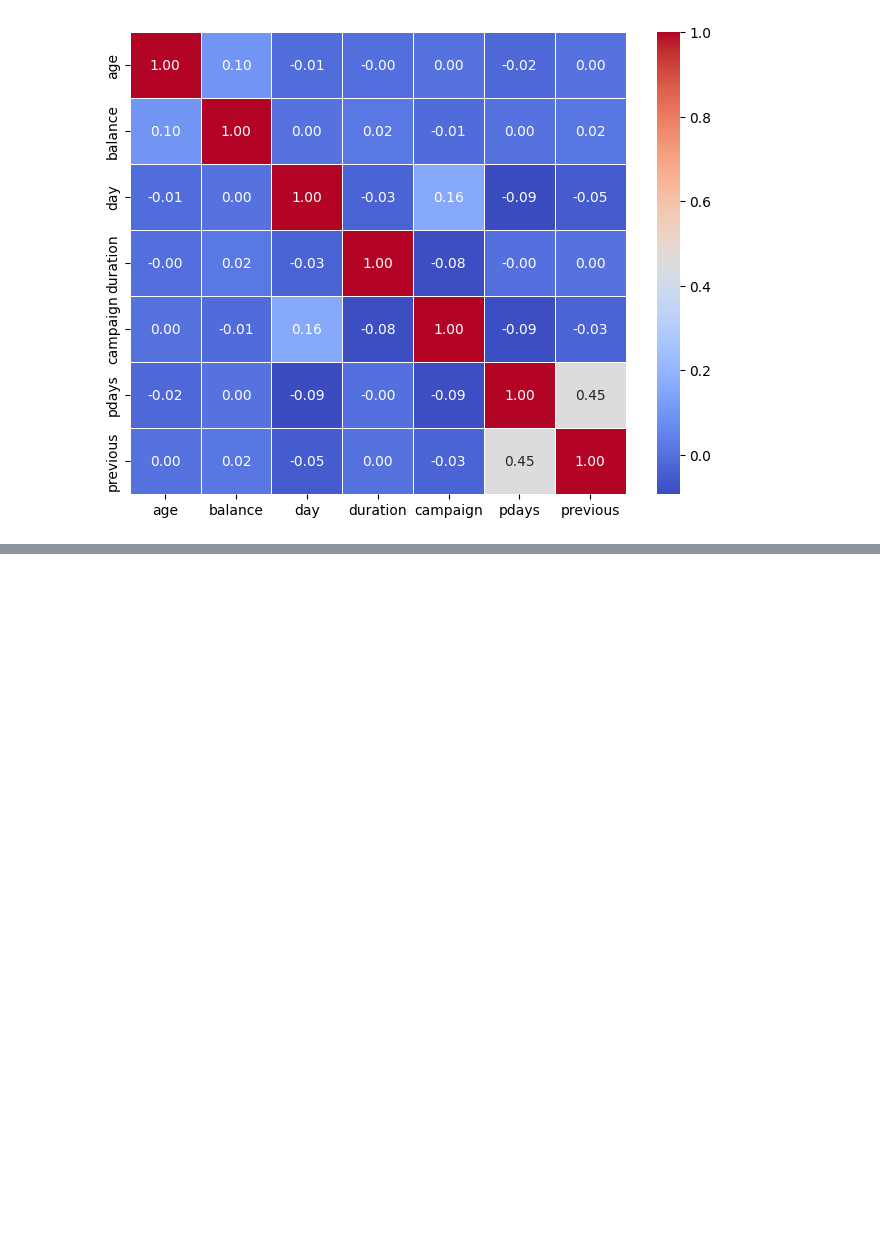
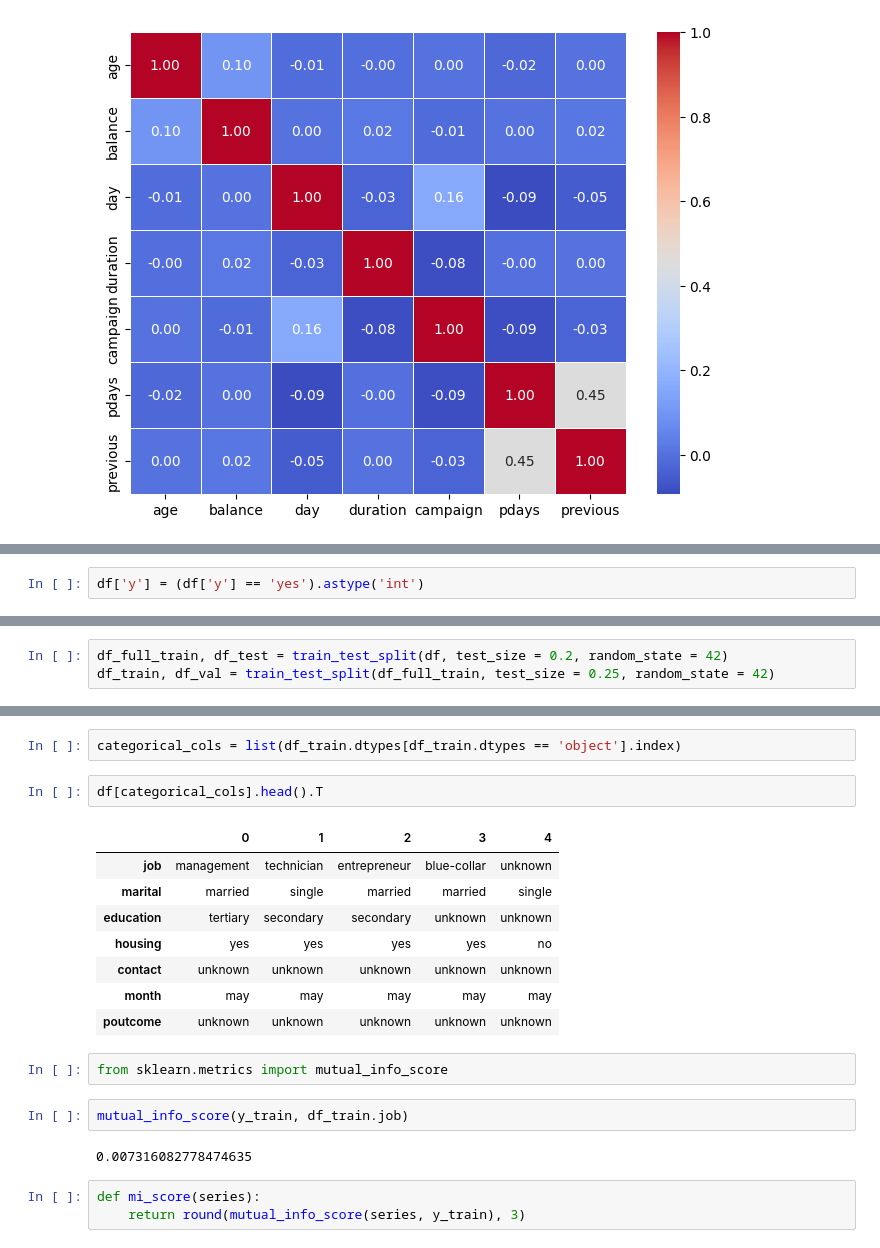
Before and after one commit to phuongddo94/ml-zoomcamp-homework, a Jupyter notebook: 03-customer-churn-logistic-regression/homework_logistic_regression.ipynb, the cells around one changed output, grey strips where cells are left out. Cells and saved outputs as stored; diff of their text form; blank space fills up the shorter version.

```diff
--- a/03-customer-churn-logistic-regression/homework_logistic_regression.ipynb
+++ b/03-customer-churn-logistic-regression/homework_logistic_regression.ipynb
@@ -170,0 +174,2 @@ plt.show()
+# %%
+df['y'] = (df['y'] == 'yes').astype('int')
@@ -170,0 +182,3 @@ plt.show()
+# %%
+df_full_train, df_test = train_test_split(df, test_size = 0.2, random_state = 42)
+df_train, df_val = train_test_split(df_full_train, test_size = 0.25, random_state = 42)
@@ -170,0 +201,22 @@ plt.show()
+# %%
+categorical_cols = list(df_train.dtypes[df_train.dtypes == 'object'].index)
+# %%
+df[categorical_cols].head().T
+# %% [output]
+|  | 0 | 1 | 2 | 3 | 4 |
+| job | management | technician | entrepreneur | blue-collar | unknown |
+| marital | married | single | married | married | single |
+| education | tertiary | secondary | secondary | unknown | unknown |
+| housing | yes | yes | yes | yes | no |
+| contact | unknown | unknown | unknown | unknown | unknown |
+| month | may | may | may | may | may |
+| poutcome | unknown | unknown | unknown | unknown | unknown |
+# %%
+from sklearn.metrics import mutual_info_score
+# %%
+mutual_info_score(y_train, df_train.job)
+# %% [output]
+0.007316082778474635
+# %%
+def mi_score(series):
+    return round(mutual_info_score(series, y_train), 3)
```
Also changed, not shown: parts of 18 cells of this notebook.
